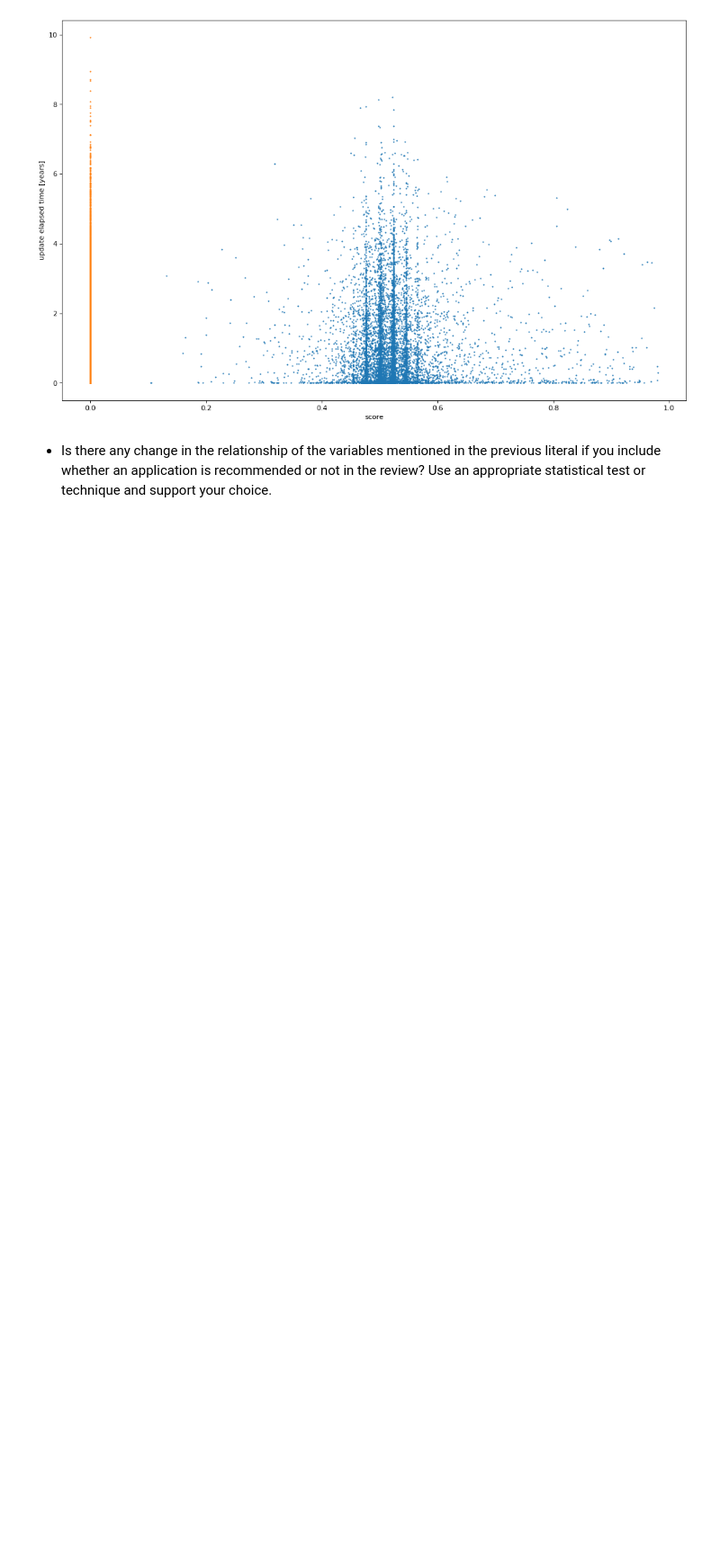
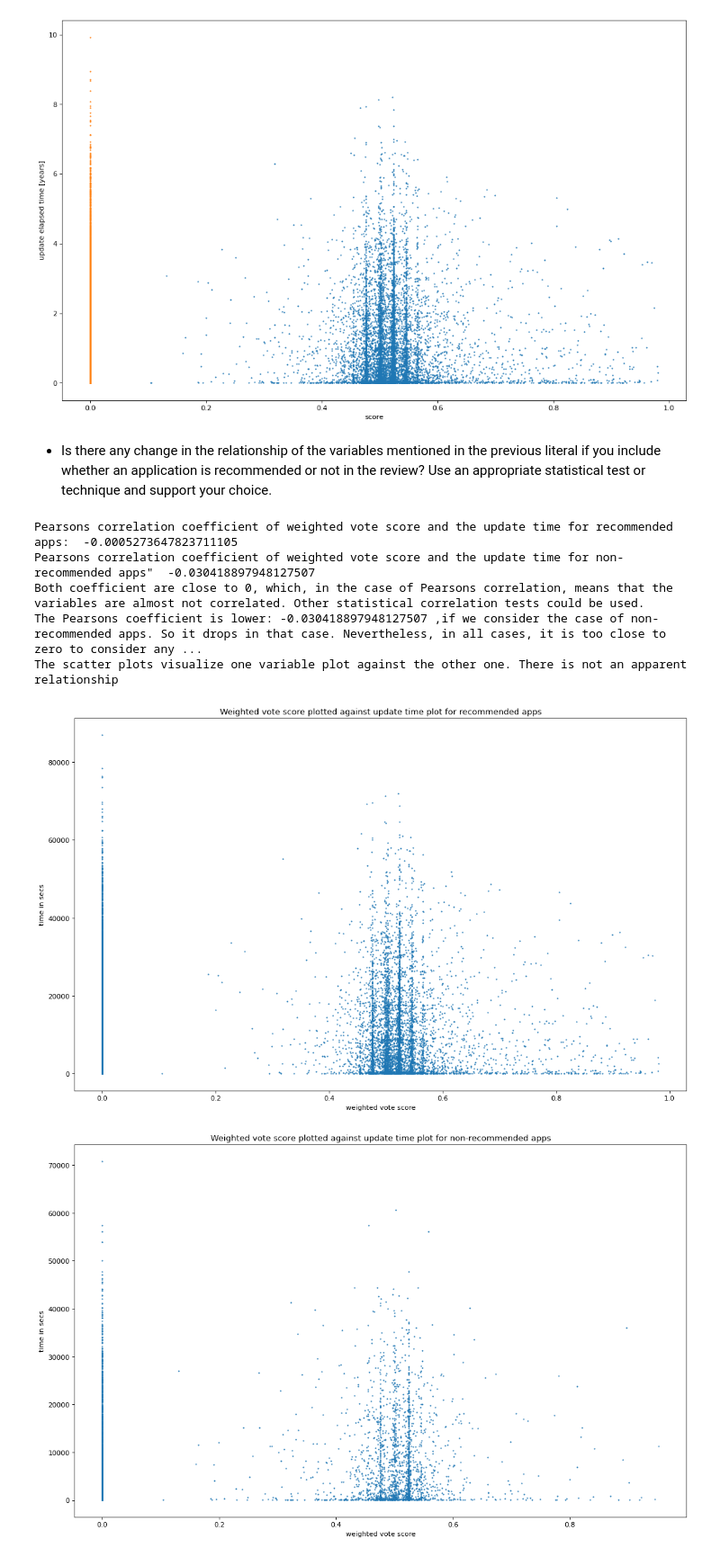
Before and after one commit to pepi99/adm-hw2, a Jupyter notebook: main.ipynb, the cells around one changed output. Shown: that part at 90% size. Saved outputs shown, nothing was run; the diff lists cells and outputs as text; code cells hidden in the pictures; blank space fills up the shorter version.

```diff
--- a/main.ipynb
+++ b/main.ipynb
@@ -330,26 +344,45 @@ plt.show()
 # %%
 nonzero_updates_p = valid_updates[valid_updates['recommended'] == True]
 nonzero_updates_n = valid_updates[valid_updates['recommended'] == False]
 
 x1 = (nonzero_updates_p['timestamp_updated'] - nonzero_updates_p['timestamp_created']).apply(lambda x: int(x/3600)).values
 x2 = (nonzero_updates_n['timestamp_updated'] - nonzero_updates_n['timestamp_created']).apply(lambda x: int(x/3600)).values
+
 y1 = nonzero_updates_p['weighted_vote_score'].values
 y2 = nonzero_updates_n['weighted_vote_score'].values
 
-plt.figure(2)
-plt.plot(x1)
-plt.figure(3)
-plt.plot(y1)
+corr1, _ = pearsonr(x1, y1) # The pearson's correlation coefficient of the recommended apps
+corr2, _ = pearsonr(x2, y2) # The pearson's correlation coefficient of non-recommended apps
 
+print('Pearsons correlation coefficient of weighted vote score and the update time for recommended apps: ', corr1)
+print('Pearsons correlation coefficient of weighted vote score and the update time for non-recommended apps" ', corr2)
 
-plt.figure(4)
-plt.plot(x2)
+print('Both coefficient are close to 0, which, in the case of Pearsons correlation, means that the variables are almost not correlated. Other statistical correlation tests could be used.')
+print('The Pearsons coefficient is lower:', str(corr2), ',if we consider the case of non-recommended apps. So it drops in that case. Nevertheless, in all cases, it is too close to zero to consider any relationship')
 
-plt.figure(5)
-plt.plot(y2)
+# fig, ax = plt.subplots(figsize=(16, 10), dpi= 80, facecolor='w', edgecolor='k')
+plt.figure(figsize=(16, 10), dpi=80)
+plt.scatter(y1, x1, s=1)
 
+plt.title("Weighted vote score plotted against update time plot for recommended apps")
+plt.xlabel("weighted vote score")
+plt.ylabel("time in secs")
 
-print('There seems to be randomness again. The two variables are just not correlated...')
+plt.figure(figsize=(16, 10), dpi=80)
+plt.scatter(y2, x2, s=1)
+plt.title("Weighted vote score plotted against update time plot for non-recommended apps")
+plt.xlabel("weighted vote score")
+plt.ylabel("time in secs")
+
+print('The scatter plots visualize one variable plot against the other one. There is not an apparent relationship')
+# %% [output]
+Pearsons correlation coefficient of weighted vote score and the update time for recommended apps:  -0.0005273647823711105
+Pearsons correlation coefficient of weighted vote score and the update time for non-recommended apps"  -0.030418897948127507
+Both coefficient are close to 0, which, in the case of Pearsons correlation, means that the variables are almost not correlated. Other statistical correlation tests could be used.
+The Pearsons coefficient is lower: -0.030418897948127507 ,if we consider the case of non-recommended apps. So it drops in that case. Nevertheless, in all cases, it is too close to zero to consider any ...
+The scatter plots visualize one variable plot against the other one. There is not an apparent relationship
+[figure, added]
+[figure, added]
 # %%
 # What are histograms, bar plots, scatterplots and pie charts used for?
 
```
Also changed, not shown: parts of 3 cells of this notebook.
